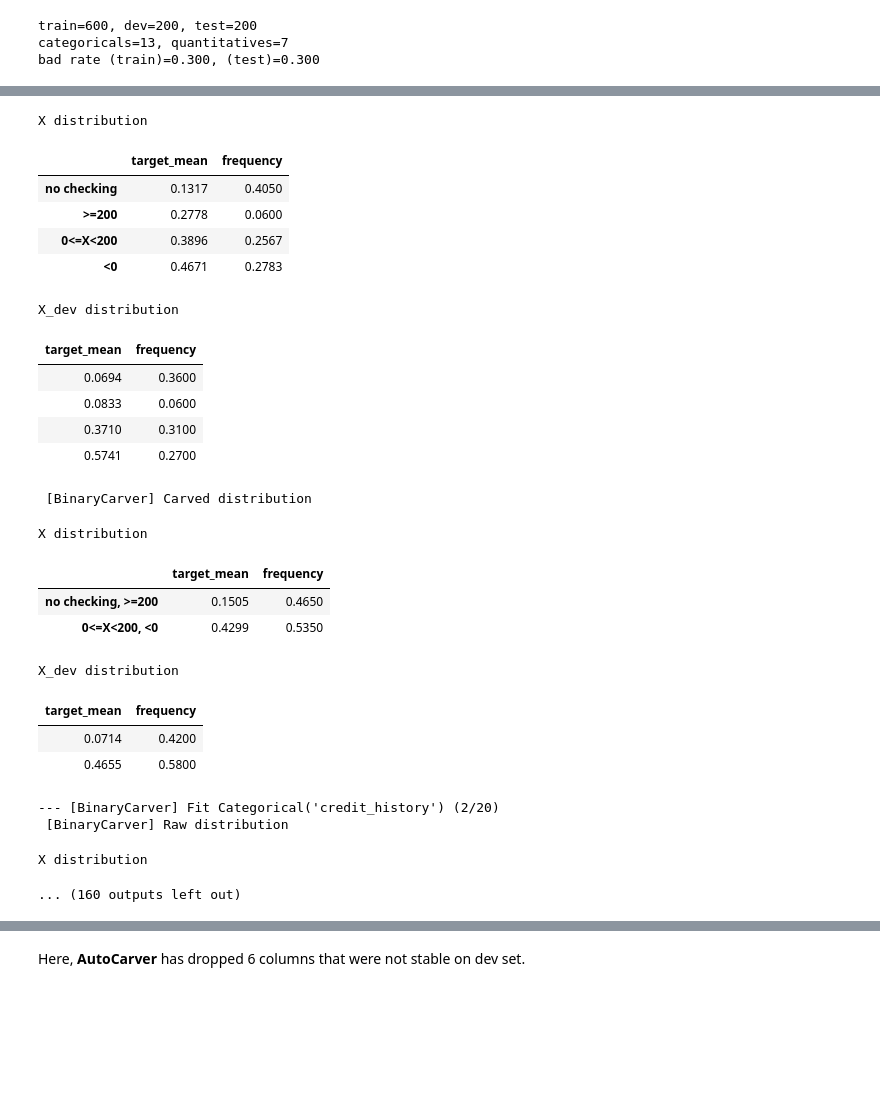
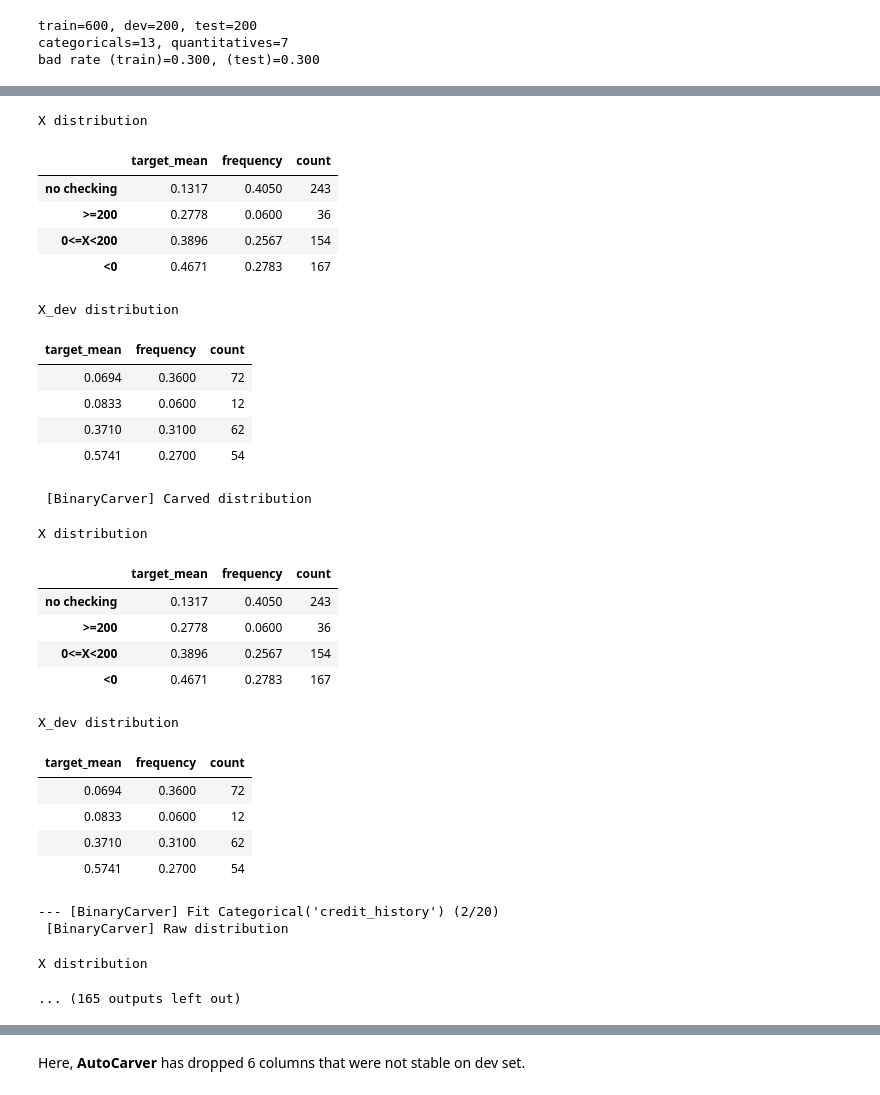
Before and after one commit to mdefrance/AutoCarver, a Jupyter notebook: docs/source/examples/Comparison/comparison_notebook.ipynb, the cells around one changed output, grey strips where cells are left out. Cells and saved outputs as stored; diff of their text form; code cells hidden in the pictures; blank space fills up the shorter version.

```diff
--- a/docs/source/examples/Comparison/comparison_notebook.ipynb
+++ b/docs/source/examples/Comparison/comparison_notebook.ipynb
@@ -89,6 +89,8 @@ def plot_bars(results_df, score_cols, title):
     fig.tight_layout()
     plt.show()
 # %%
+from AutoCarver.combinations.binary import CramervCombinations
+
 MAX_N_MOD = 5
 MIN_FREQ = 0.05
 
@@ -96,7 +98,8 @@ def bin_with_autocarver(X_train, y_train, X_dev, y_dev, X_test, categoricals, qu
     Carver = BinaryCarver if kind == 'binary' else ContinuousCarver
     features = Features(categoricals=categoricals, quantitatives=quantitatives)
     config = DiscretizerConfig(verbose=True)  # showing statistics
-    carver = Carver(features=features, min_freq=MIN_FREQ, max_n_mod=MAX_N_MOD, config=config)
+    combination_evaluator = CramervCombinations() if kind == 'binary' else None
+    carver = Carver(features=features, min_freq=MIN_FREQ, max_n_mod=MAX_N_MOD, config=config,combination_evaluator=combination_evaluator)
 
     t0 = time.perf_counter()
     X_tr = carver.fit_transform(X_train.copy(), y_train, X_dev=X_dev.copy(), y_dev=y_dev)
@@ -106,7 +109,7 @@ def bin_with_autocarver(X_train, y_train, X_dev, y_dev, X_test, categoricals, qu
     t1 = time.perf_counter()
     X_te = carver.transform(X_test.copy())
     transform_t = time.perf_counter() - t1
-    return pd.concat([X_tr, X_dv]), X_te, fit_t, transform_t
+    return pd.concat([X_tr, X_dv]), X_te, fit_t, transform_t, carver
 
 
 def bin_with_optbinning(X_train, y_train, X_dev, y_dev, X_test, categoricals, quantitatives, kind):
@@ -130,7 +133,7 @@ def bin_with_optbinning(X_train, y_train, X_dev, y_dev, X_test, categoricals, qu
     for col, b in binners.items():
         test_binned[col] = b.transform(X_test[col].to_numpy(), metric='bins')
     transform_t = time.perf_counter() - t1
-    return train_binned, test_binned, fit_t, transform_t
+    return train_binned, test_binned, fit_t, transform_t, binners
 
 
 def bin_with_kbins(X_train, X_dev, X_test, categoricals, quantitatives, n_bins=5):
@@ -154,7 +157,7 @@ def bin_with_kbins(X_train, X_dev, X_test, categoricals, quantitatives, n_bins=5
     # KBins has no opinion on categoricals — pass them through as labels
     train = pd.concat([binned_num_train, X_all[categoricals].astype(str)], axis=1)
     test = pd.concat([binned_num_test, X_test[categoricals].astype(str)], axis=1)
-    return train, test, fit_t, transform_t
+    return train, test, fit_t, transform_t, kbd
 # %% [markdown]
 ## Binary classification — German Credit
 
@@ -202,60 +205,64 @@ runs.append((
 
 rows = []
 for name, run in runs:
-    X_tr, X_te, fit_t, transform_t = run()
+    X_tr, X_te, fit_t, transform_t, carver = run()
     scores = fit_eval_binary(X_tr, X_te, y_train_full, y_test)
     rows.append({
         'library': name,
         'fit_s': round(fit_t, 3),
         'transform_s': round(transform_t, 4),
         'train_auc': round(scores['train_auc'], 4),
         'test_auc': round(scores['test_auc'], 4),
         'auc_drop': round(scores['train_auc'] - scores['test_auc'], 4),
     })
 
 binary_results = pd.DataFrame(rows)
 binary_results
 # %% [output]
 ------
 --- [QuantitativeDiscretizer] Fit Features(['duration', 'credit_amount', 'installment_commitment', 'residence_since', 'age', 'existing_credits', 'num_dependents'])
  - [ContinuousDiscretizer] Fit Features(['duration', 'credit_amount', 'installment_commitment', 'residence_since', 'age', 'existing_credits', 'num_dependents'])
  - [OrdinalDiscretizer] Fit Features(['duration', 'installment_commitment', 'residence_since', 'existing_credits', 'num_dependents'])
 ------
 
 ------
 --- [QualitativeDiscretizer] Fit Features(['checking_status', 'credit_history', 'purpose', 'savings_status', 'employment', 'personal_status', 'other_parties', 'property_magnitude', 'other_payment_plan ...
  - [CategoricalDiscretizer] Fit Features(['checking_status', 'credit_history', 'purpose', 'savings_status', 'employment', 'personal_status', 'other_parties', 'property_magnitude', 'other_payment_plans ...
 ------
 
 ---------
 ------ [BinaryCarver] Fit Features(['checking_status', 'credit_history', 'purpose', 'savings_status', 'employment', 'personal_status', 'other_parties', 'property_magnitude', 'other_payment_plans', 'ho ...
 --- [BinaryCarver] Fit Categorical('checking_status') (1/20)
  [BinaryCarver] Raw distribution
 X distribution
-|  | target_mean | frequency |
-| no checking | 0.1317 | 0.4050 |
-| >=200 | 0.2778 | 0.0600 |
-| 0<=X<200 | 0.3896 | 0.2567 |
-| <0 | 0.4671 | 0.2783 |
+|  | target_mean | frequency | count |
+| no checking | 0.1317 | 0.4050 | 243 |
+| >=200 | 0.2778 | 0.0600 | 36 |
+| 0<=X<200 | 0.3896 | 0.2567 | 154 |
+| <0 | 0.4671 | 0.2783 | 167 |
 X_dev distribution
-| target_mean | frequency |
-| 0.0694 | 0.3600 |
-| 0.0833 | 0.0600 |
-| 0.3710 | 0.3100 |
-| 0.5741 | 0.2700 |
+| target_mean | frequency | count |
+| 0.0694 | 0.3600 | 72 |
+| 0.0833 | 0.0600 | 12 |
+| 0.3710 | 0.3100 | 62 |
+| 0.5741 | 0.2700 | 54 |
  [BinaryCarver] Carved distribution
 X distribution
-|  | target_mean | frequency |
-| no checking, >=200 | 0.1505 | 0.4650 |
-| 0<=X<200, <0 | 0.4299 | 0.5350 |
+|  | target_mean | frequency | count |
+| no checking | 0.1317 | 0.4050 | 243 |
+| >=200 | 0.2778 | 0.0600 | 36 |
+| 0<=X<200 | 0.3896 | 0.2567 | 154 |
+| <0 | 0.4671 | 0.2783 | 167 |
 X_dev distribution
-| target_mean | frequency |
-| 0.0714 | 0.4200 |
-| 0.4655 | 0.5800 |
+| target_mean | frequency | count |
+| 0.0694 | 0.3600 | 72 |
+| 0.0833 | 0.0600 | 12 |
+| 0.3710 | 0.3100 | 62 |
+| 0.5741 | 0.2700 | 54 |
 --- [BinaryCarver] Fit Categorical('credit_history') (2/20)
  [BinaryCarver] Raw distribution
 X distribution
-... (160 outputs left out)
+... (165 outputs left out)
 # %%
 plot_bars(binary_results, ['fit_s', 'test_auc', 'auc_drop'], 'German Credit \u2014 binary classification')
 # %% [output]
```
Also changed, not shown: parts of 4 cells of this notebook, 27 other files.
